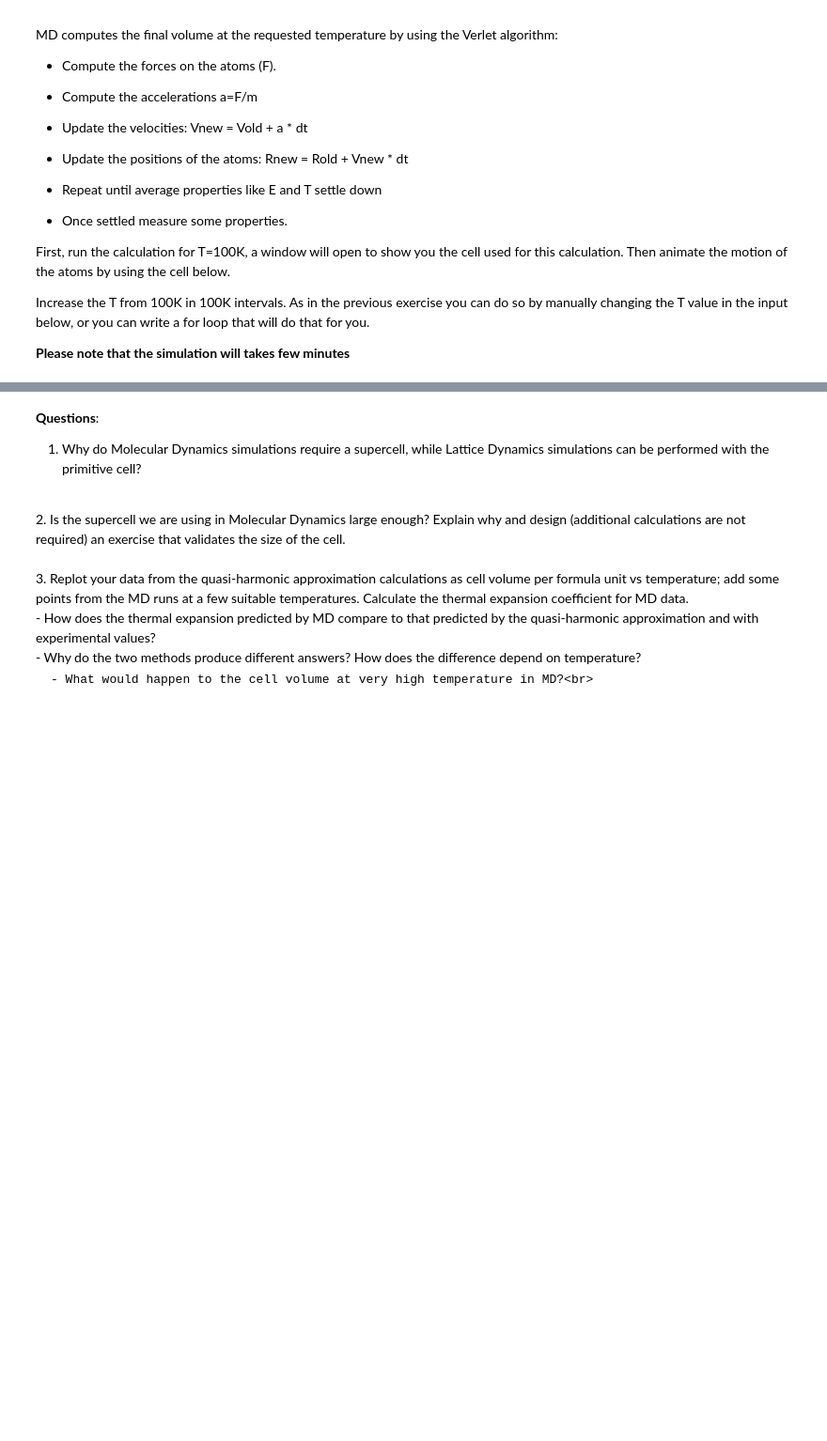
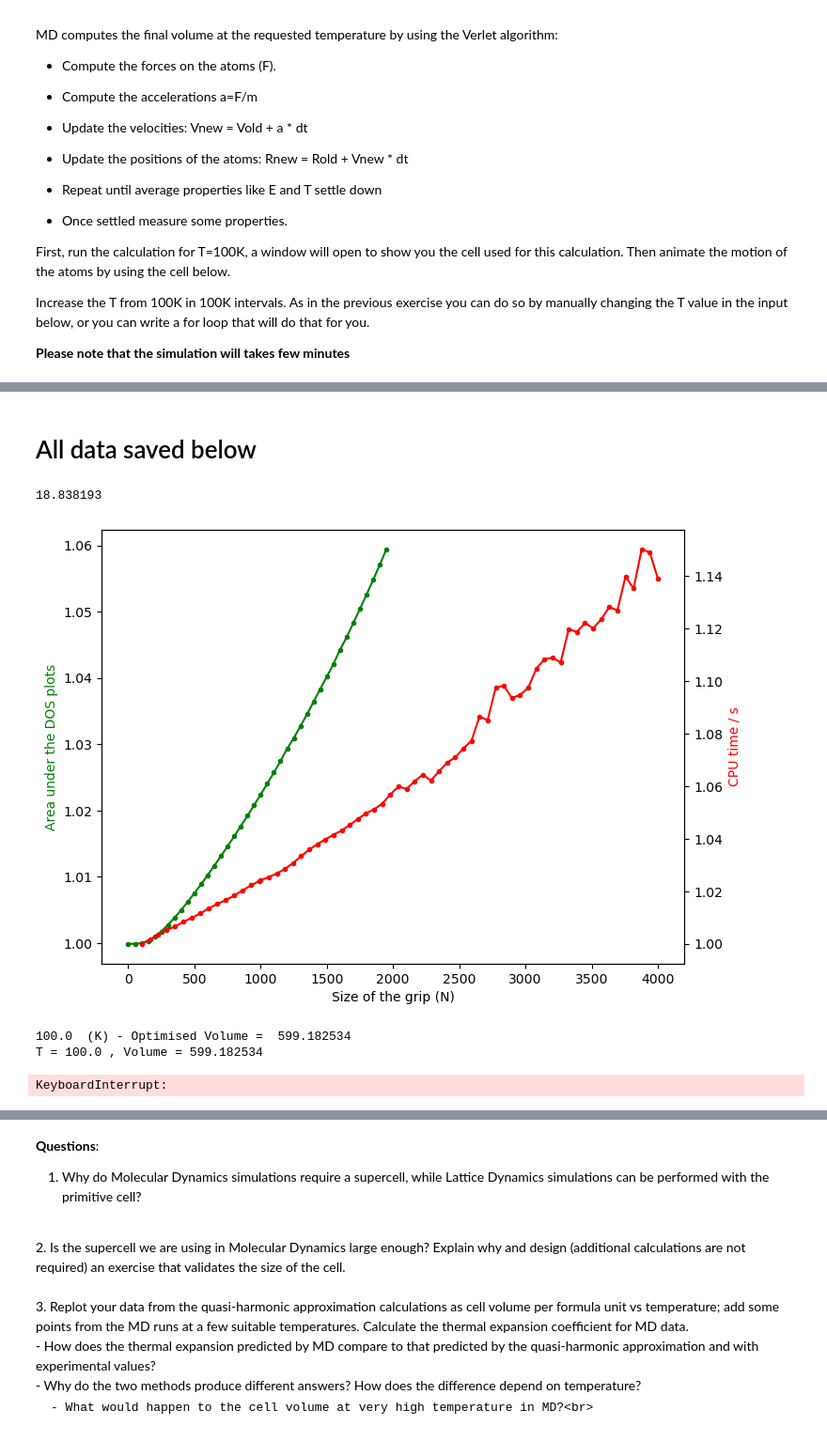
Before and after one commit to notmuchgeek/y3_MgO-lab-master, a Jupyter notebook: MgO-lab-master/Exercises/md.ipynb, the cells around one changed output, grey strips where cells are left out. Shown at 94% size. Saved outputs shown, nothing was run; the diff lists cells and outputs as text; code cells hidden in the pictures; blank space fills up the shorter version.

Commit message:
Finalised MgO expansion Experi.

```diff
--- a/MgO-lab-master/Exercises/md.ipynb
+++ b/MgO-lab-master/Exercises/md.ipynb
@@ -120,0 +326,2 @@ for i in range(1,52):
+# %% [markdown]
+# All data saved below
@@ -120,0 +491,54 @@ for i in range(1,52):
+# %%
+LD_V[2]
+# %% [output]
+18.838193
+# %%
+MD_V = np.array(V_list_A[::7]+V_list_B)/599.182534
+MD_T = np.concatenate((T_list_A[::7],T_list_B))
+LD_T = np.arange(0,2000,50)
+LD_V = [18.836391, 18.836478, 18.838193, 18.844626, 18.856171, 18.871668, 18.890028, 18.910487, 18.932536, 18.955836, 18.980158, 19.005341, 19.0315, 19.058124, 19.085367, 19.113276, 19.14165, 19.170558, 19.199989, 19.229936, 19.2604, 19.291382, 19.322888, 19.355088, 19.390716, 19.420474, 19.454229, 19.488436, 19.524128, 19.5601, 19.595234, 19.63136, 19.671879, 19.707773, 19.747558, 19.787604, 19.828541, 19.870424, 19.913311, 19.957269]
+LD_V=np.array(LD_V)/18.838193
+
+
+plt.rcParams['figure.figsize'] = [8, 6]
+
+fig, ax1 = plt.subplots()
+
+
+
+ax2 = ax1.twinx()
+ax1.plot(LD_T, LD_V,color='g',marker='.',linestyle='-')
+ax2.plot(MD_T, MD_V,color='r',marker='.',linestyle='-')
+
+ax1.set_xlabel('Size of the grip (N)')
+ax1.set_ylabel('Area under the DOS plots', color='g')
+ax2.set_ylabel('CPU time / s', color='r')
+
+
+plt.show()
+# %% [output]
+[figure, added]
+# %%
+def grad(func,x0,step):
+    y0 = func(x0)
+    y1 = func(x0+step)
+    grad_value = (y1-y0)/(step)
+    return y1,grad_value
+
+alpha_list = []
+for i in T_list:
+    y1,grad_value = grad(get_V_MD, i, 1)
+    alpha = grad_value/y1
+    alpha_list.append(alpha)
+
+plt.title("Thermal Expansion Coefficient against Temperature in MD\n")
+
+plt.plot(T_list, alpha_list)
+
+plt.ylabel('Thermal Expansion Coefficient (K-1)')
+plt.xlabel('T (K)')
+plt.show()
+# %% [output]
+100.0  (K) - Optimised Volume =  599.182534
+T = 100.0 , Volume = 599.182534
+KeyboardInterrupt:
```
Also changed, not shown: parts of 14 cells of this notebook, 49 other files.
